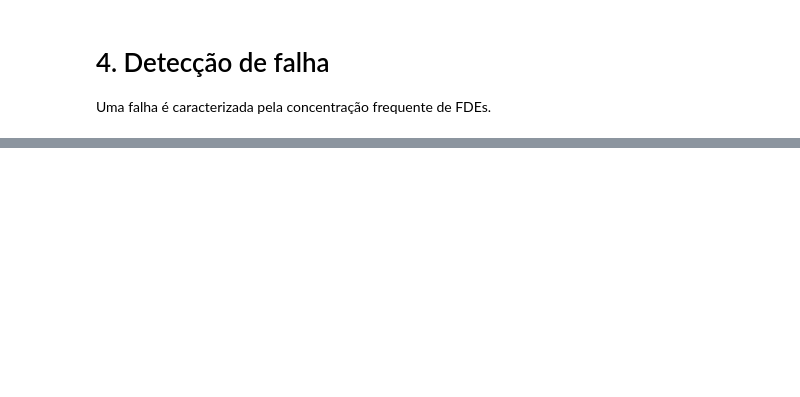
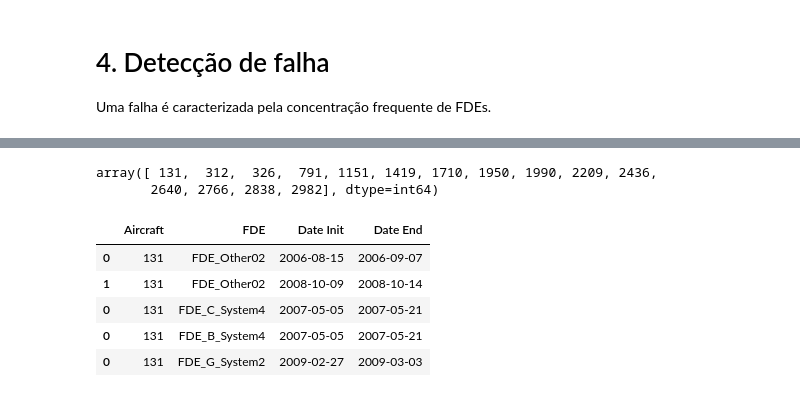
Before and after one commit to marcellyhc/CAP---394-Introdution-to-Data-Science, a Jupyter notebook: v01_TrabalhoFinal_DataScience.ipynb, the cells around one changed output, grey strips where cells are left out. Saved outputs shown, nothing was run; the diff lists cells and outputs as text; code cells hidden in the pictures; blank space fills up the shorter version.

```diff
--- a/v01_TrabalhoFinal_DataScience.ipynb
+++ b/v01_TrabalhoFinal_DataScience.ipynb
@@ -576,0 +695,9 @@ df_Failure.head()
+# %%
+# Definir um array de todos os Aircraft
+
+array_Aircraft = np.array(df_FDE_All['Aircraft'].unique())
+
+array_Aircraft
+# %% [output]
+array([ 131,  312,  326,  791, 1151, 1419, 1710, 1950, 1990, 2209, 2436,
+       2640, 2766, 2838, 2982], dtype=int64)
@@ -576,0 +731,28 @@ df_Failure.head()
+# %%
+# A func_date_end retorna um array de datas finais de concentrações de FDE
+
+def func_date_end(array_date):
+
+    array_date_end_concentrations = []
+
+    if(len(array_date) > 0):
+
+        dates = sorted(array_date)
+
+        concentrations = [[dates[0]]]                        # Inicializa com a primeira data
+
+        for date in dates[1:]:                               # Iterar pelas datas restantes
+            last_date = concentrations[-1][-1]               # Ver a última data adicionada
+            if (date - last_date) <= pd.Timedelta(days=25):  # Está perto o suficiente para estar no mesmo grupo?
+                concentrations[-1].append(date)              # Se sim, adicionar no mesmo grupo
+            else:                                            # Caso contrário,
+                concentrations.append([date])                # Cria um novo grupo na cabeça
+
+
+        for i in range(0, len(concentrations)):
+
+            if(len(concentrations[i]) > 3):
+                tam = len(concentrations[i])
+                array_date_end_concentrations.append(concentrations[i][tam-1])
+
+    return(array_date_end_concentrations)
@@ -576,0 +831,13 @@ df_Failure.head()
+# %%
+# Converter a coluna 'Tail #' para int
+
+df_FDE_Resultado['Aircraft'] = df_FDE_Resultado['Aircraft'].astype(int)
+# %%
+df_FDE_Resultado.head()
+# %% [output]
+|  | Aircraft | FDE | Date Init | Date End |
+| 0 | 131 | FDE_Other02 | 2006-08-15 | 2006-09-07 |
+| 1 | 131 | FDE_Other02 | 2008-10-09 | 2008-10-14 |
+| 0 | 131 | FDE_C_System4 | 2007-05-05 | 2007-05-21 |
+| 0 | 131 | FDE_B_System4 | 2007-05-05 | 2007-05-21 |
+| 0 | 131 | FDE_G_System2 | 2009-02-27 | 2009-03-03 |
```
Also changed, not shown: parts of 22 cells of this notebook, 1 other file.
